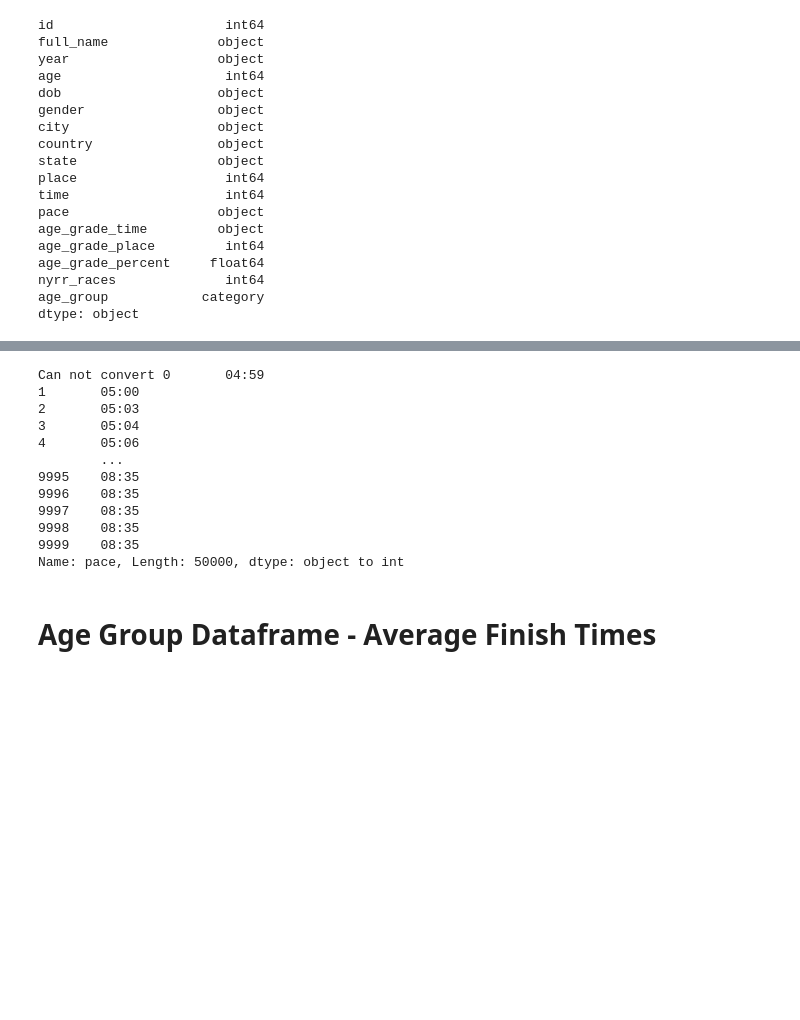
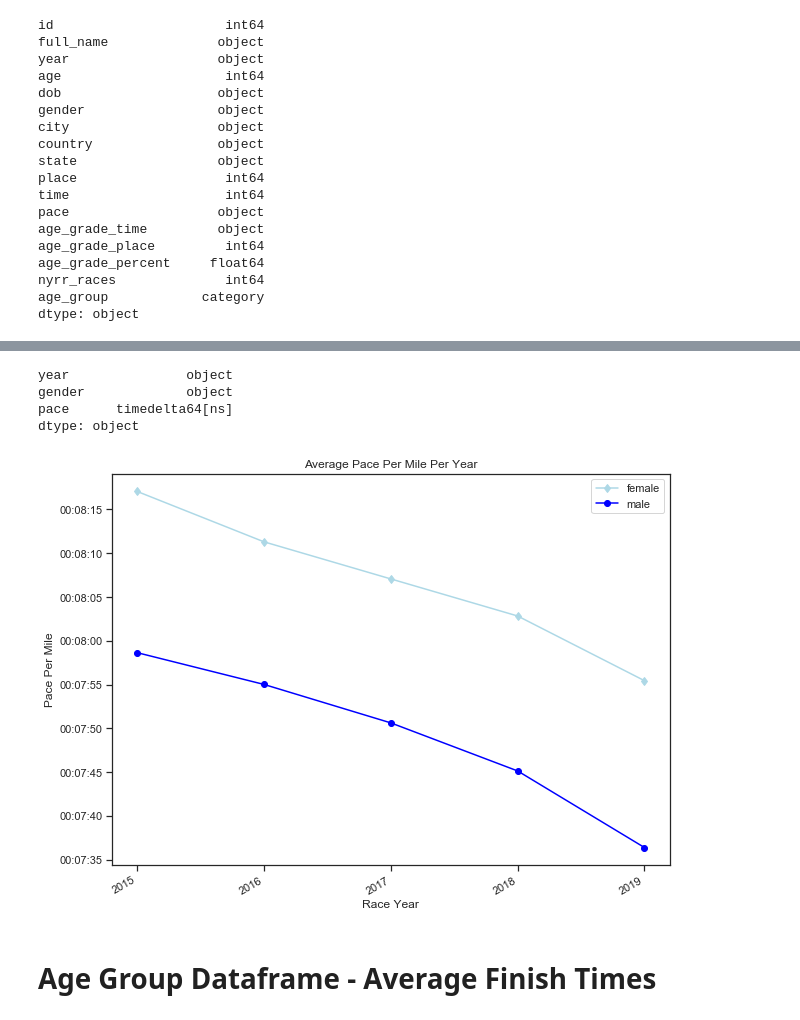
Before and after one commit to nmuldowney/nyc-marathon-capstone, a Jupyter notebook: notebooks/all_marathons_eda.ipynb, the cells around one changed output, grey strips where cells are left out. Saved outputs shown, nothing was run; the diff lists cells and outputs as text; code cells hidden in the pictures; blank space fills up the shorter version.

Commit message:
pace per mile line graph created

```diff
--- a/notebooks/all_marathons_eda.ipynb
+++ b/notebooks/all_marathons_eda.ipynb
@@ -345,6 +369,5 @@ nyc_races['pace'] = pd.to_timedelta(nyc_races['pace'])
 # %%
-#4:59 PACE IS NOT CONVERTING TO INT
-nyc_races['pace'] = nyc_races['pace'].astype('float').astype('int')
-#nyc_groupby_age_pace = nyc_races.groupby(['year','gender','age_group']).pace.mean().astype('timedelta64[ns]')
-#nyc_groupby_age_pace
+nyc_races['pace'] = nyc_races['pace'].astype('int64') #or can call np.int64
+nyc_groupby_gender_pace = nyc_races.groupby(['year','gender']).pace.mean().astype('timedelta64[ns]').to_frame().reset_index()
+nyc_groupby_gender_pace
 # %% [output]
@@ -352,21 +385,38 @@ ValueError: could not convert string to float: '04:59'
-# %%
-try:
-  int(nyc_races['pace'])
-except:
-  print('Can not convert', nyc_races['pace'] ,"to int")
-# %% [output]
-Can not convert 0       04:59
-1       05:00
-2       05:03
-3       05:04
-4       05:06
-        ...
-9995    08:35
-9996    08:35
-9997    08:35
-9998    08:35
-9999    08:35
-Name: pace, Length: 50000, dtype: object to int
+# %%
+nyc_groupby_age_pace.dtypes
+# %% [output]
+year               object
+gender             object
+pace      timedelta64[ns]
+dtype: object
+# %%
+#nyc_groupby_age_pace = nyc_groupby_age_pace.drop(columns ='year')
+
+nyc_groupby_pace_female = nyc_groupby_gender_pace.loc[(nyc_groupby_gender_pace['gender'] == 'F')].reset_index()
+nyc_groupby_pace_male = nyc_groupby_gender_pace.loc[(nyc_groupby_gender_pace['gender'] == 'M')].reset_index()
+# %%
+
+nyc_groupby_pace_female['pace'] = nyc_groupby_pace_female['pace'].values.astype('datetime64[ns]')
+nyc_groupby_pace_male['pace'] = nyc_groupby_pace_male['pace'].values.astype('datetime64[ns]')
+
+fig, ax = plt.subplots(figsize=(10,8))
+
+myFmt = DateFormatter("%H:%M:%S")
+ax.yaxis.set_major_formatter(myFmt)
+
+
+ax.plot(nyc_groupby_pace_female['year'], nyc_groupby_pace_female['pace'],color='lightblue',label = 'female',marker='d')
+ax.plot(nyc_groupby_pace_male['year'], nyc_groupby_pace_male['pace'],color='blue',label='male',marker='o')
+#ax.xaxis_date()
+plt.gcf().autofmt_xdate()
+
+plt.title('Average Pace Per Mile Per Year', fontdict=None, loc='center')
+plt.ylabel('Pace Per Mile')
+plt.xlabel('Race Year')
+plt.legend();
+plt.show()
+# %% [output]
+[figure, added]
 # %% [markdown]
 # Age Group Dataframe - Average Finish Times
 # %%
```
Also changed, not shown: parts of 11 cells of this notebook, 1 other file.
